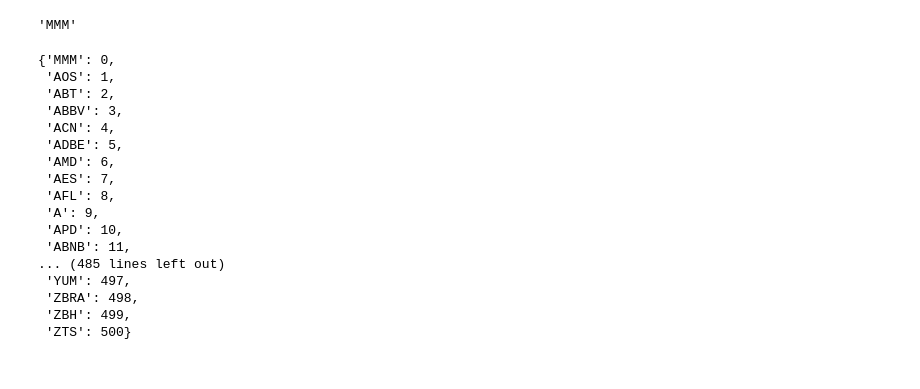
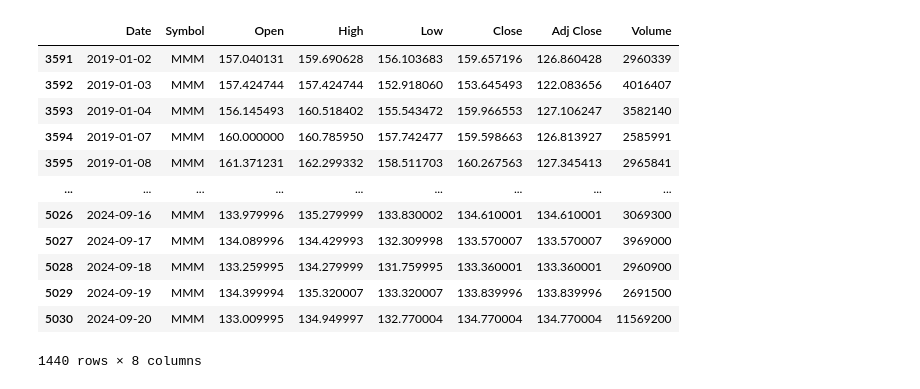
Before and after one commit to maningtian/Ningtian-Ma, a Jupyter notebook: code/stockformer/sandbox.ipynb, the cells around one changed output. Cells and saved outputs as stored; diff of their text form; code cells hidden in the pictures.

```diff
--- a/code/stockformer/sandbox.ipynb
+++ b/code/stockformer/sandbox.ipynb
@@ -6,7 +6,7 @@ from data import TrainStockDataset, fetch_yf_prices, create_sliding_windows
 # %%
 print('Preprocessing Dataset...')
 start_time = time.time()
-stock_dfs = fetch_yf_prices(symbols=None, start_date=None, end_date=None)
+stock_dfs = fetch_yf_prices(symbols=None, start_date="2019-01-01", end_date=None)
 print('Loaded Yahoo Finance S&P500 Data (Elapsed Time):\t', time.time() - start_time, 'seconds')
 # %% [output]
 Preprocessing Dataset...
@@ -29,29 +54,18 @@ Loaded Yahoo Finance S&P500 Data (Elapsed Time):         3.287213087081909 secon
 # %%
-stock_dfs[0]['Symbol'].values[0]
+stock_dfs[0]
 # %% [output]
+|  | Date | Symbol | Open | High | Low | Close | Adj Close | Volume |
+| 3591 | 2019-01-02 | MMM | 157.040131 | 159.690628 | 156.103683 | 159.657196 | 126.860428 | 2960339 |
+| 3592 | 2019-01-03 | MMM | 157.424744 | 157.424744 | 152.918060 | 153.645493 | 122.083656 | 4016407 |
+| 3593 | 2019-01-04 | MMM | 156.145493 | 160.518402 | 155.543472 | 159.966553 | 127.106247 | 3582140 |
+| 3594 | 2019-01-07 | MMM | 160.000000 | 160.785950 | 157.742477 | 159.598663 | 126.813927 | 2585991 |
+| 3595 | 2019-01-08 | MMM | 161.371231 | 162.299332 | 158.511703 | 160.267563 | 127.345413 | 2965841 |
+| ... | ... | ... | ... | ... | ... | ... | ... | ... |
+| 5026 | 2024-09-16 | MMM | 133.979996 | 135.279999 | 133.830002 | 134.610001 | 134.610001 | 3069300 |
+| 5027 | 2024-09-17 | MMM | 134.089996 | 134.429993 | 132.309998 | 133.570007 | 133.570007 | 3969000 |
+| 5028 | 2024-09-18 | MMM | 133.259995 | 134.279999 | 131.759995 | 133.360001 | 133.360001 | 2960900 |
+| 5029 | 2024-09-19 | MMM | 134.399994 | 135.320007 | 133.320007 | 133.839996 | 133.839996 | 2691500 |
+| 5030 | 2024-09-20 | MMM | 133.009995 | 134.949997 | 132.770004 | 134.770004 | 134.770004 | 11569200 |
-'MMM'
+1440 rows × 8 columns
-# %%
-a = {}
-for idx, stock_df in enumerate(stock_dfs):
-    a[stock_df['Symbol'].values[0]] = idx
-a
-# %% [output]
-{'MMM': 0,
- 'AOS': 1,
- 'ABT': 2,
- 'ABBV': 3,
- 'ACN': 4,
- 'ADBE': 5,
- 'AMD': 6,
- 'AES': 7,
- 'AFL': 8,
- 'A': 9,
- 'APD': 10,
- 'ABNB': 11,
-... (485 lines left out)
- 'YUM': 497,
- 'ZBRA': 498,
- 'ZBH': 499,
- 'ZTS': 500}
 # %%
 start_time = time.time()
```
Also changed, not shown: parts of 3 cells of this notebook, 4 other files.
